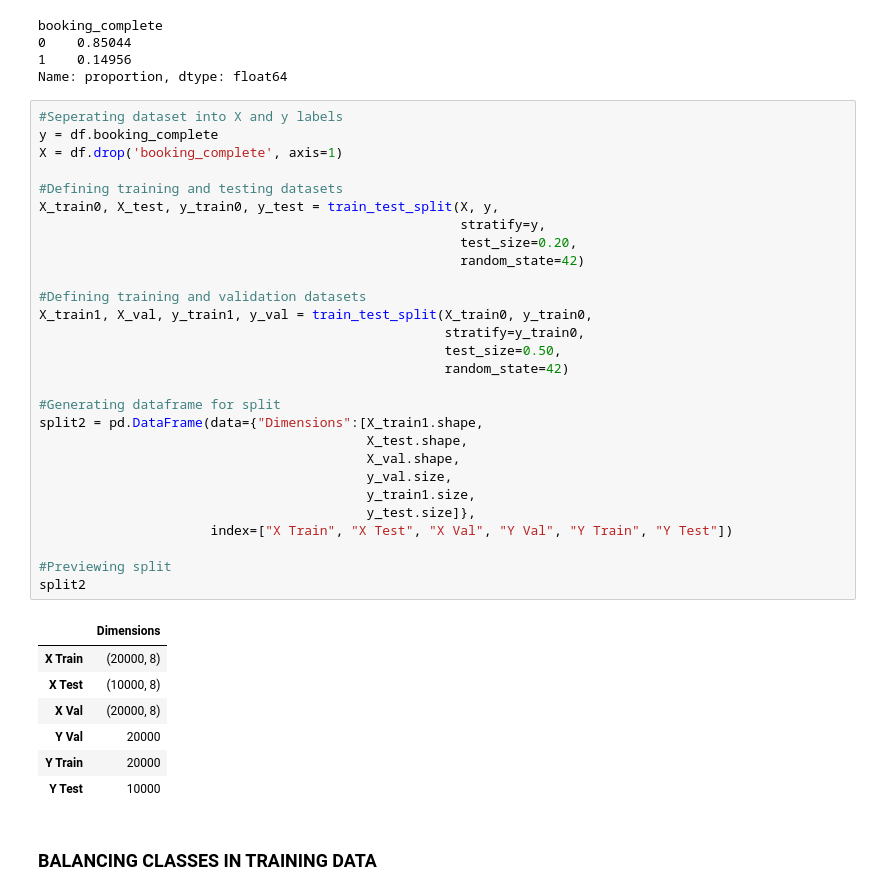
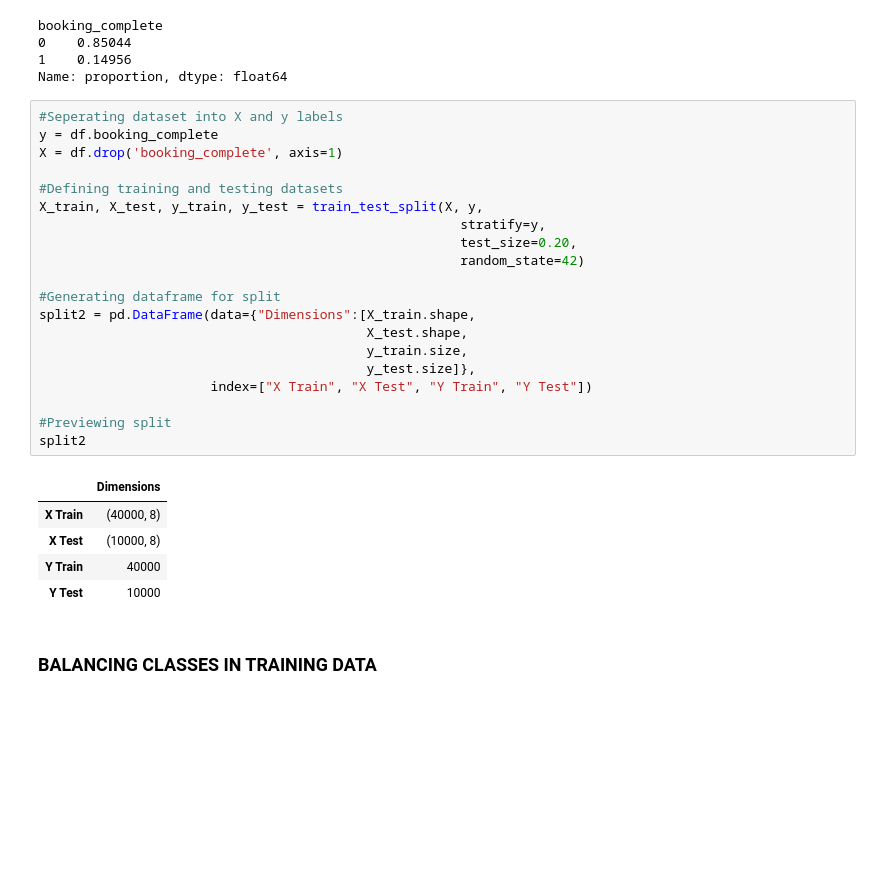
Before and after one commit to Stephen-Adwini-Badu/06.-British-Airways-Project, a Jupyter notebook: British Airways Project Notebook.ipynb, the cells around one changed output. Drawn from its saved outputs; the diff is of its cells as text; blank space fills up the shorter version.

```diff
--- a/British Airways Project Notebook.ipynb
+++ b/British Airways Project Notebook.ipynb
@@ -158,38 +158,28 @@ Name: proportion, dtype: float64
 # %%
 #Seperating dataset into X and y labels
 y = df.booking_complete
 X = df.drop('booking_complete', axis=1)
 
 #Defining training and testing datasets
-X_train0, X_test, y_train0, y_test = train_test_split(X, y,
+X_train, X_test, y_train, y_test = train_test_split(X, y,
                                                       stratify=y,
                                                       test_size=0.20,
                                                       random_state=42)
 
-#Defining training and validation datasets
-X_train1, X_val, y_train1, y_val = train_test_split(X_train0, y_train0,
-                                                    stratify=y_train0,
-                                                    test_size=0.50,
-                                                    random_state=42)
-
 #Generating dataframe for split
-split2 = pd.DataFrame(data={"Dimensions":[X_train1.shape,
+split2 = pd.DataFrame(data={"Dimensions":[X_train.shape,
                                           X_test.shape,
-                                          X_val.shape,
-                                          y_val.size,
-                                          y_train1.size,
+                                          y_train.size,
                                           y_test.size]},
-                      index=["X Train", "X Test", "X Val", "Y Val", "Y Train", "Y Test"])
+                      index=["X Train", "X Test", "Y Train", "Y Test"])
 
 #Previewing split
 split2
 # %% [output]
 |  | Dimensions |
-| X Train | (20000, 8) |
+| X Train | (40000, 8) |
 | X Test | (10000, 8) |
-| X Val | (20000, 8) |
-| Y Val | 20000 |
-| Y Train | 20000 |
+| Y Train | 40000 |
 | Y Test | 10000 |
 # %% [markdown]
 ### BALANCING CLASSES IN TRAINING DATA
```
Also changed, not shown: parts of 13 cells of this notebook.
